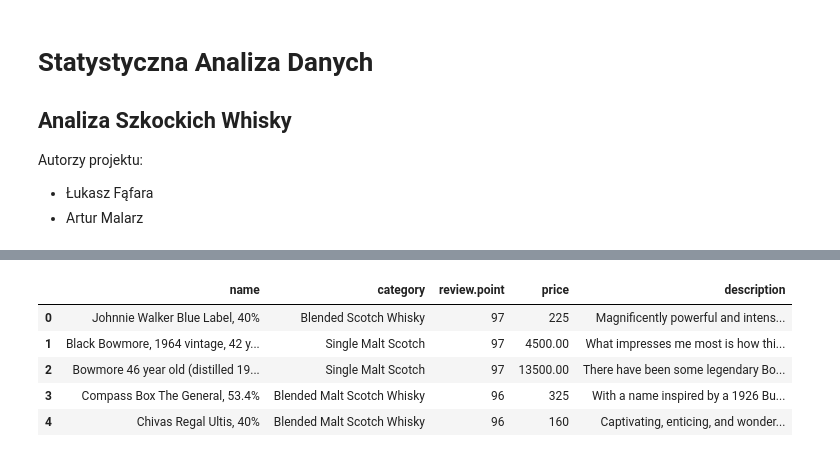
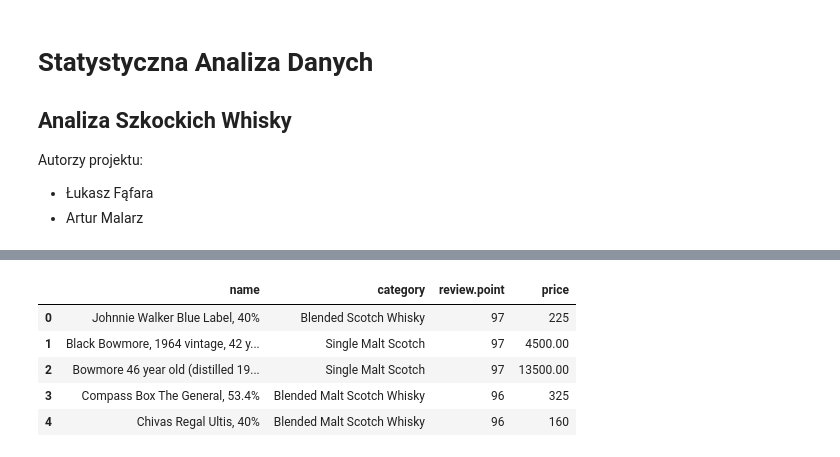
Before and after one commit to lynxoo/ue-wroc-sad, a Jupyter notebook: SAD.ipynb, the cells around one changed output, grey strips where cells are left out. Cells and saved outputs as stored; diff of their text form; code cells hidden in the pictures.

```diff
--- a/SAD.ipynb
+++ b/SAD.ipynb
@@ -20,12 +20,12 @@ scotch.head(5)
 | 3 | 4 | Compass Box The General, 53.4% | Blended Malt Scotch Whisky | 96 | 325 | $ | With a name inspired by a 1926 Bu... |
 | 4 | 5 | Chivas Regal Ultis, 40% | Blended Malt Scotch Whisky | 96 | 160 | $ | Captivating, enticing, and wonder... |
 # %%
-scotch.drop(['currency', 'Unnamed: 0'], axis=1, inplace=True)
+scotch.drop(['currency', 'Unnamed: 0', 'description'], axis=1, inplace=True)
 scotch.head(5)
 # %% [output]
-|  | name | category | review.point | price | description |
-| 0 | Johnnie Walker Blue Label, 40% | Blended Scotch Whisky | 97 | 225 | Magnificently powerful and intens... |
-| 1 | Black Bowmore, 1964 vintage, 42 y... | Single Malt Scotch | 97 | 4500.00 | What impresses me most is how thi... |
-| 2 | Bowmore 46 year old (distilled 19... | Single Malt Scotch | 97 | 13500.00 | There have been some legendary Bo... |
-| 3 | Compass Box The General, 53.4% | Blended Malt Scotch Whisky | 96 | 325 | With a name inspired by a 1926 Bu... |
-| 4 | Chivas Regal Ultis, 40% | Blended Malt Scotch Whisky | 96 | 160 | Captivating, enticing, and wonder... |
+|  | name | category | review.point | price |
+| 0 | Johnnie Walker Blue Label, 40% | Blended Scotch Whisky | 97 | 225 |
+| 1 | Black Bowmore, 1964 vintage, 42 y... | Single Malt Scotch | 97 | 4500.00 |
+| 2 | Bowmore 46 year old (distilled 19... | Single Malt Scotch | 97 | 13500.00 |
+| 3 | Compass Box The General, 53.4% | Blended Malt Scotch Whisky | 96 | 325 |
+| 4 | Chivas Regal Ultis, 40% | Blended Malt Scotch Whisky | 96 | 160 |
```
Also changed, not shown: parts of 24 cells of this notebook.
